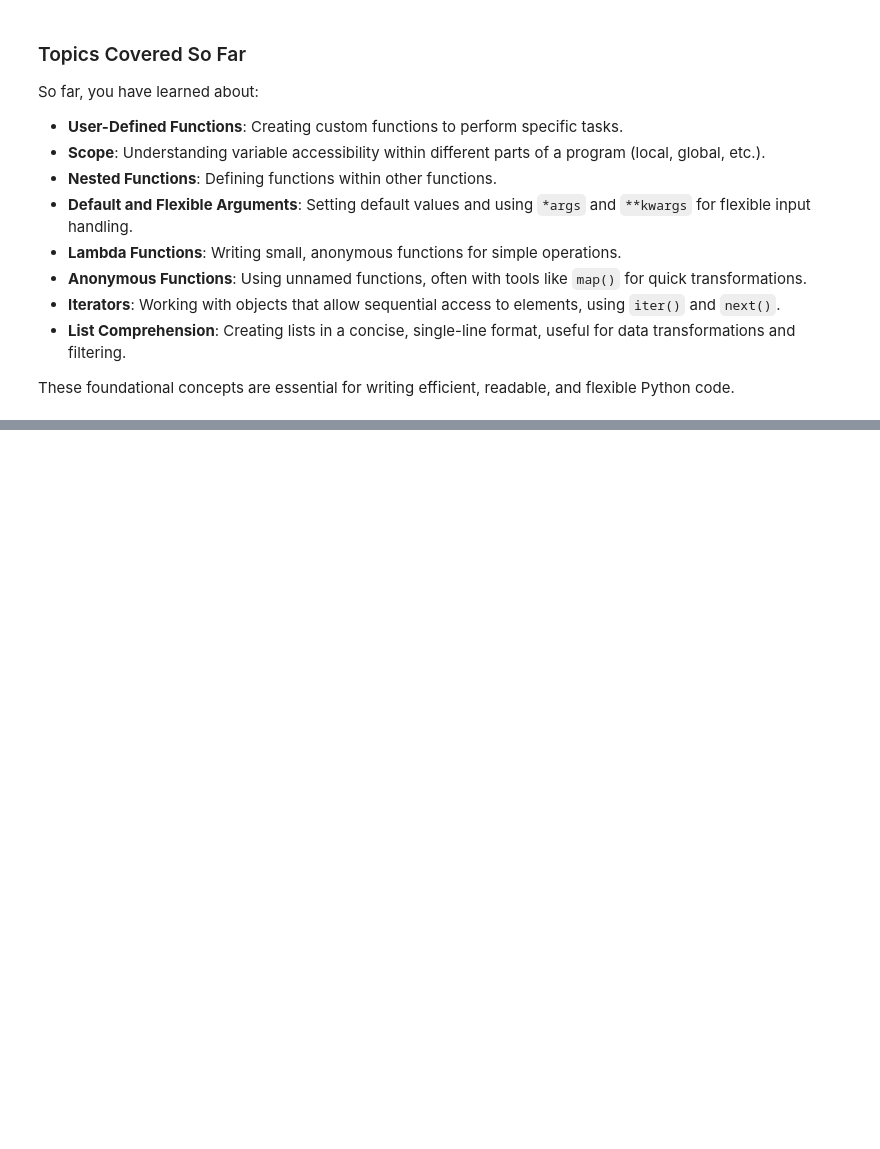
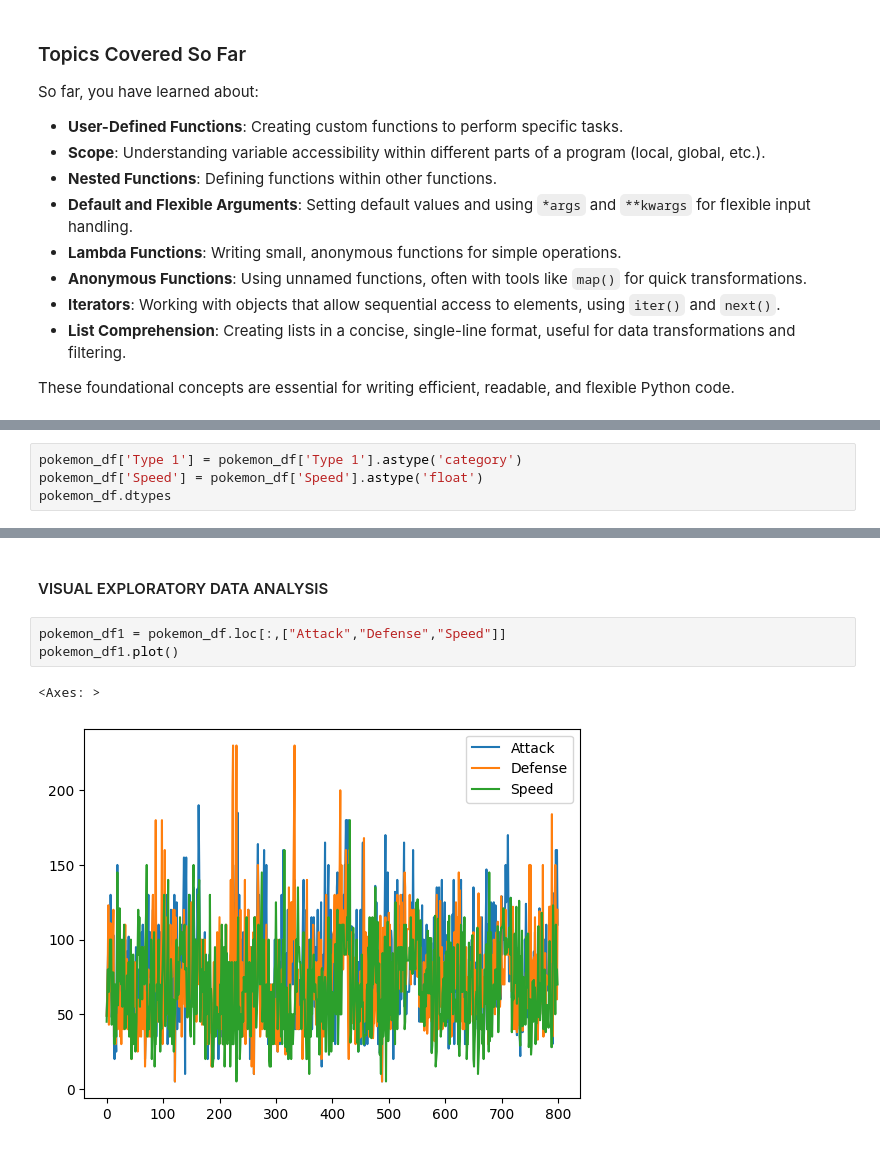
Before and after one commit to MonitSharma/reinforcement-learning-algorithms, a Jupyter notebook: prerequisite/tutorial_for_beginners.ipynb, the cells around one changed output, grey strips where cells are left out. Cells and saved outputs as stored; diff of their text form; blank space fills up the shorter version.

```diff
--- a/prerequisite/tutorial_for_beginners.ipynb
+++ b/prerequisite/tutorial_for_beginners.ipynb
@@ -890,0 +1217,4 @@ These foundational concepts are essential for writing efficient, readable, and f
+# %%
+pokemon_df['Type 1'] = pokemon_df['Type 1'].astype('category')
+pokemon_df['Speed'] = pokemon_df['Speed'].astype('float')
+pokemon_df.dtypes
@@ -890,0 +1399,8 @@ These foundational concepts are essential for writing efficient, readable, and f
+# %% [markdown]
+#### VISUAL EXPLORATORY DATA ANALYSIS
+# %%
+pokemon_df1 = pokemon_df.loc[:,["Attack","Defense","Speed"]]
+pokemon_df1.plot()
+# %% [output]
+<Axes: >
+[figure, added]
```
Also changed, not shown: parts of 59 cells of this notebook.
